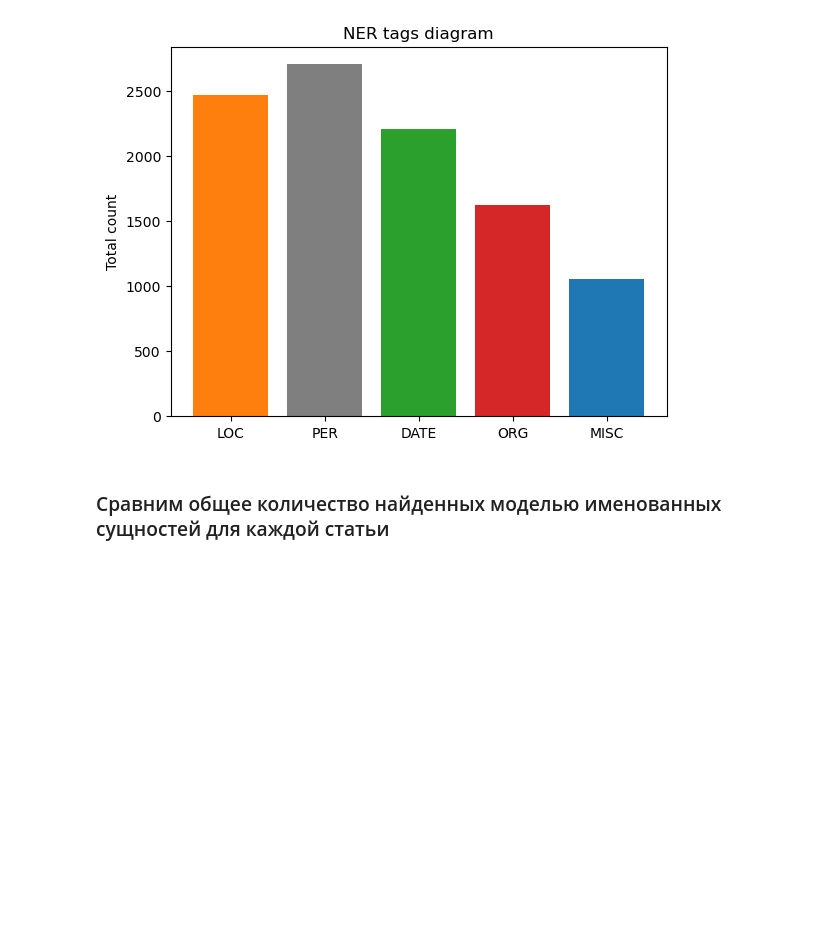
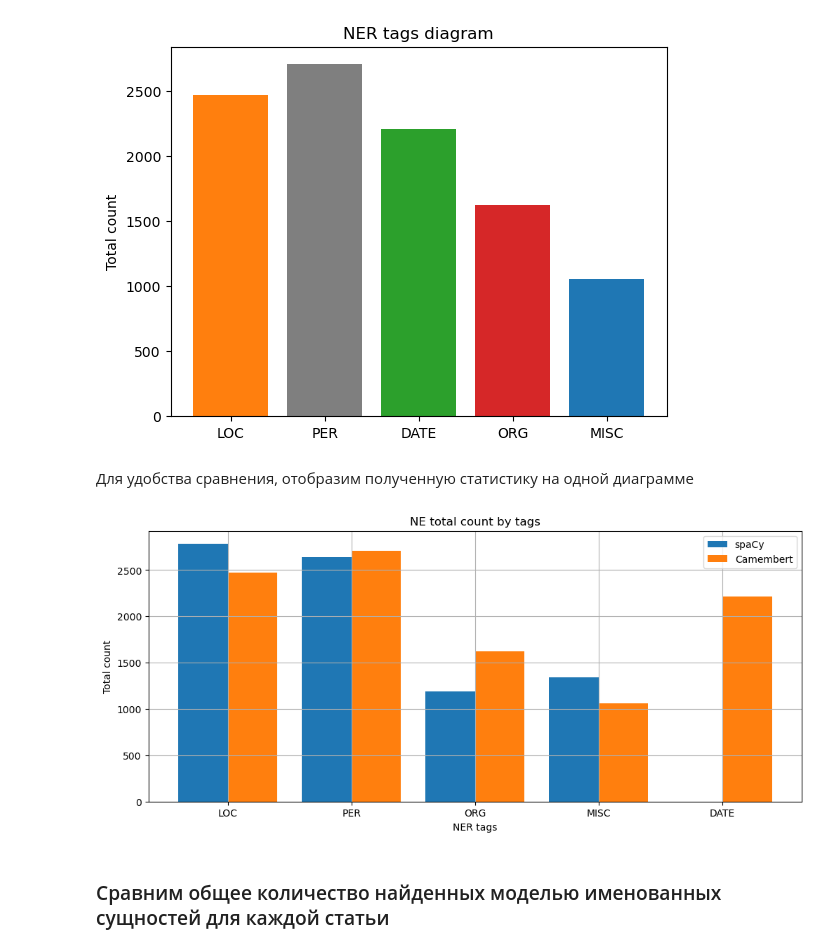
Before and after one commit to DzenGarden/Otus-ML, a Jupyter notebook: otus-nlp/Project/NER.for.news.dataset.ipynb, the cells around one changed output. Saved outputs shown, nothing was run; the diff lists cells and outputs as text; code cells hidden in the pictures; blank space fills up the shorter version.

```diff
--- a/otus-nlp/Project/NER.for.news.dataset.ipynb
+++ b/otus-nlp/Project/NER.for.news.dataset.ipynb
@@ -709,6 +706,27 @@ bert_total_counter.total(), spacy_total_counter.total()
 plot_bar(bert_total_counter)
 # %% [output]
 [figure]
+# %% [markdown]
+Для удобства сравнения, отобразим полученную статистику на одной диаграмме
+# %%
+# Visualizing two counters side-by-side
+
+width = 0.4 # Width of a bar
+tag_list = ['LOC', 'PER', 'ORG', 'MISC', 'DATE']
+ind = np.arange(len(tag_list))
+
+plt.figure(figsize=(12,5))
+plt.bar(ind, [spacy_total_counter[tag] for tag in tag_list], width=width, label='spaCy')
+plt.bar(ind + width, [bert_total_counter[tag] for tag in tag_list], width=width, label='Camembert')
+plt.xticks(ind + width / 2, tag_list)
+plt.title('NE total count by tags')
+plt.xlabel('NER tags')
+plt.ylabel('Total count')
+plt.grid(True)
+plt.legend()
+plt.show()
+# %% [output]
+[figure, added]
 # %% [markdown]
 ### Сравним общее количество найденных моделью именованных сущностей для каждой статьи
 # %%
```
Also changed, not shown: parts of 3 cells of this notebook.
